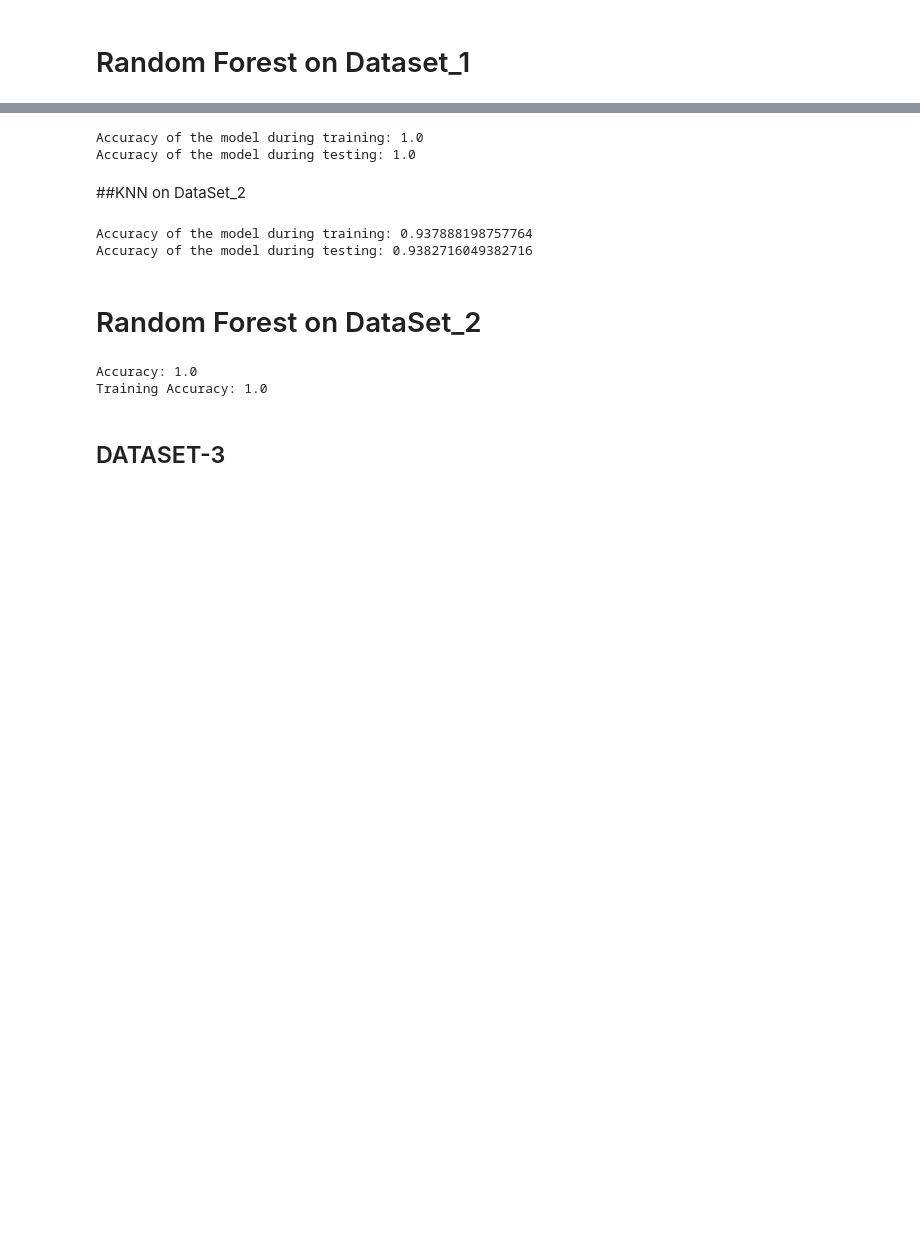
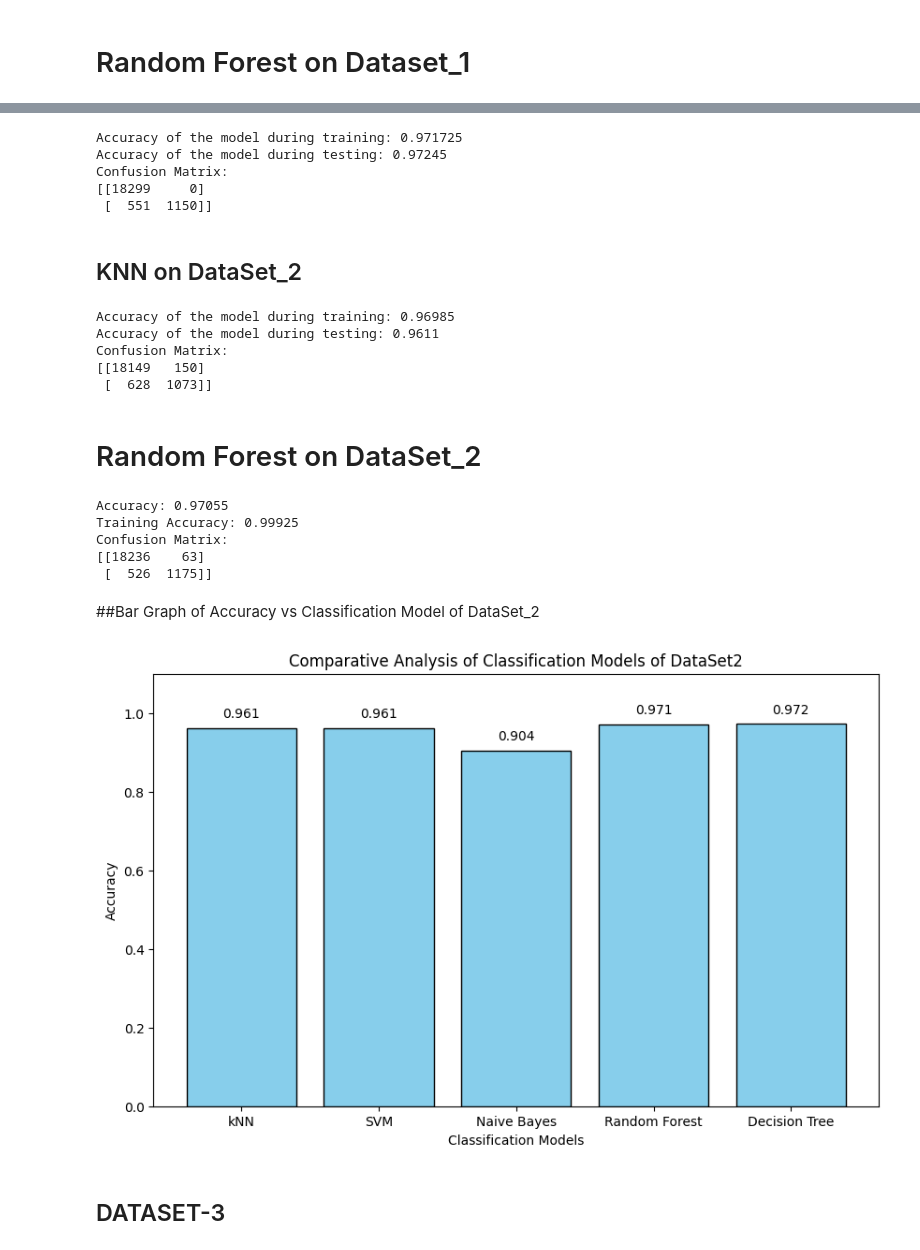
Before and after one commit to hardik1057/Diabetes_classification, a Jupyter notebook: DA_Project.ipynb, the cells around one changed output, grey strips where cells are left out. Saved outputs shown, nothing was run; the diff lists cells and outputs as text; code cells hidden in the pictures; blank space fills up the shorter version.

```diff
--- a/DA_Project.ipynb
+++ b/DA_Project.ipynb
@@ -217,17 +268,22 @@ Accuracy of the model during testing: 0.9629629629629629
 # %%
-tree_classifier = DecisionTreeClassifier(max_depth=2, criterion='log_loss')
+tree_classifier = DecisionTreeClassifier(max_depth=2, criterion='entropy')
 tree_classifier.fit(X_train, y_train)
 y_pred_train = tree_classifier.predict(X_train)
 accuracy1 = accuracy_score(y_train, y_pred_train)
 print(f'Accuracy of the model during training: {accuracy1}')
 y_pred_test = tree_classifier.predict(X_test)
-accuracy2 = accuracy_score(y_test, y_pred_test)
-print(f'Accuracy of the model during testing: {accuracy2}')
+accuracy_dt2 = accuracy_score(y_test, y_pred_test)
+print(f'Accuracy of the model during testing: {accuracy_dt2}')
+conf_matrix = confusion_matrix(y_test, y_pred_test)
+print(f"Confusion Matrix:\n{conf_matrix}")
 # %% [output]
-Accuracy of the model during training: 1.0
-Accuracy of the model during testing: 1.0
+Accuracy of the model during training: 0.971725
+Accuracy of the model during testing: 0.97245
+Confusion Matrix:
+[[18299     0]
+ [  551  1150]]
 # %% [markdown]
-##KNN on DataSet_2
+## KNN on DataSet_2
 # %%
 knn = KNeighborsClassifier(n_neighbors=5)
 knn.fit(X_train, y_train)
@@ -235,11 +291,16 @@ y_pred_train = knn.predict(X_train)
 accuracy1 = accuracy_score(y_train, y_pred_train)
 print(f'Accuracy of the model during training: {accuracy1}')
 y_pred_test = knn.predict(X_test)
-accuracy2 = accuracy_score(y_test, y_pred_test)
-print(f'Accuracy of the model during testing: {accuracy2}')
+accuracy_knn2 = accuracy_score(y_test, y_pred_test)
+print(f'Accuracy of the model during testing: {accuracy_knn2}')
+conf_matrix = confusion_matrix(y_test, y_pred_test)
+print(f"Confusion Matrix:\n{conf_matrix}")
 # %% [output]
-Accuracy of the model during training: 0.937888198757764
-Accuracy of the model during testing: 0.9382716049382716
+Accuracy of the model during training: 0.96985
+Accuracy of the model during testing: 0.9611
+Confusion Matrix:
+[[18149   150]
+ [  628  1073]]
 # %% [markdown]
 # Random Forest on DataSet_2
 # %%
@@ -255,16 +316,43 @@ clf = RandomForestClassifier(
 
 # Fit the classifier and make predictions
 clf.fit(X_train, y_train)
-Y_pred = clf.predict(X_test)
+y_pred_test = clf.predict(X_test)
 
+accuracy_rf2=accuracy_score(y_test, y_pred_test)
 # Print the accuracy score
-print(f"Accuracy: {accuracy_score(y_test, Y_pred)}")
+print(f"Accuracy: {accuracy_rf2}")
 
 # Print the accuracy score on the training set
-Y_train_pred = clf.predict(X_train)
-print(f"Training Accuracy: {accuracy_score(y_train, Y_train_pred)}")
+y_pred_train = clf.predict(X_train)
+print(f"Training Accuracy: {accuracy_score(y_train, y_pred_train)}")
+conf_matrix = confusion_matrix(y_test, y_pred_test)
+print(f"Confusion Matrix:\n{conf_matrix}")
 # %% [output]
-Accuracy: 1.0
-Training Accuracy: 1.0
+Accuracy: 0.97055
+Training Accuracy: 0.99925
+Confusion Matrix:
+[[18236    63]
+ [  526  1175]]
+# %% [markdown]
+##Bar Graph of Accuracy vs Classification Model of DataSet_2
+# %%
+models = ["kNN", "SVM", "Naive Bayes", "Random Forest", "Decision Tree"]
+accuracies = [accuracy_knn2, accuracy_svm2, accuracy_nb2, accuracy_rf2, accuracy_dt2]
+
+# Create a bar plot
+plt.figure(figsize=(10, 6))
+plt.bar(models, accuracies, color='skyblue', edgecolor='black')
+plt.xlabel("Classification Models")
+plt.ylabel("Accuracy")
+plt.title("Comparative Analysis of Classification Models of DataSet2")
+plt.ylim(0, 1.1)  # Set y-axis limits (adjust as needed)
+
+# Add labels to each bar
+for i, acc in enumerate(accuracies):
+    plt.text(i, acc + 0.02, f"{acc:.3f}", ha='center', va='bottom')
+
+plt.show()
+# %% [output]
+[figure, added]
 # %% [markdown]
 ## DATASET-3
```
Also changed, not shown: parts of 44 cells of this notebook.
